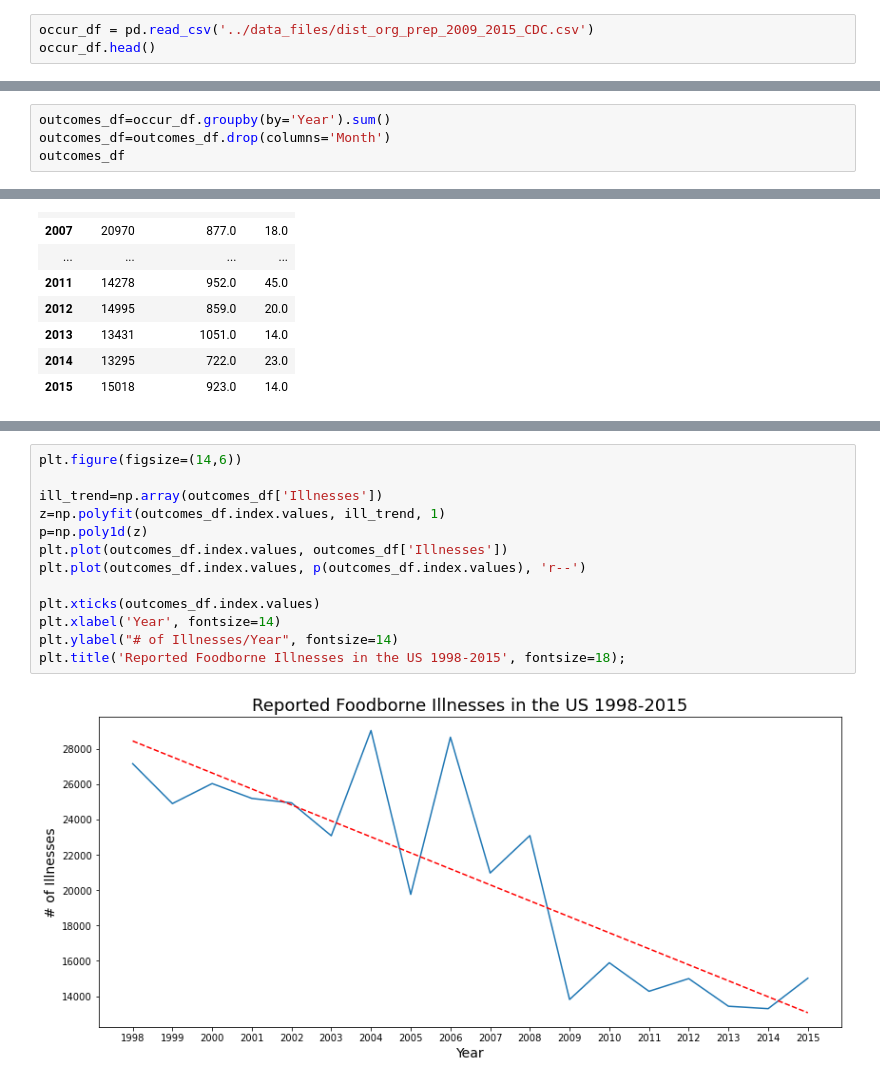
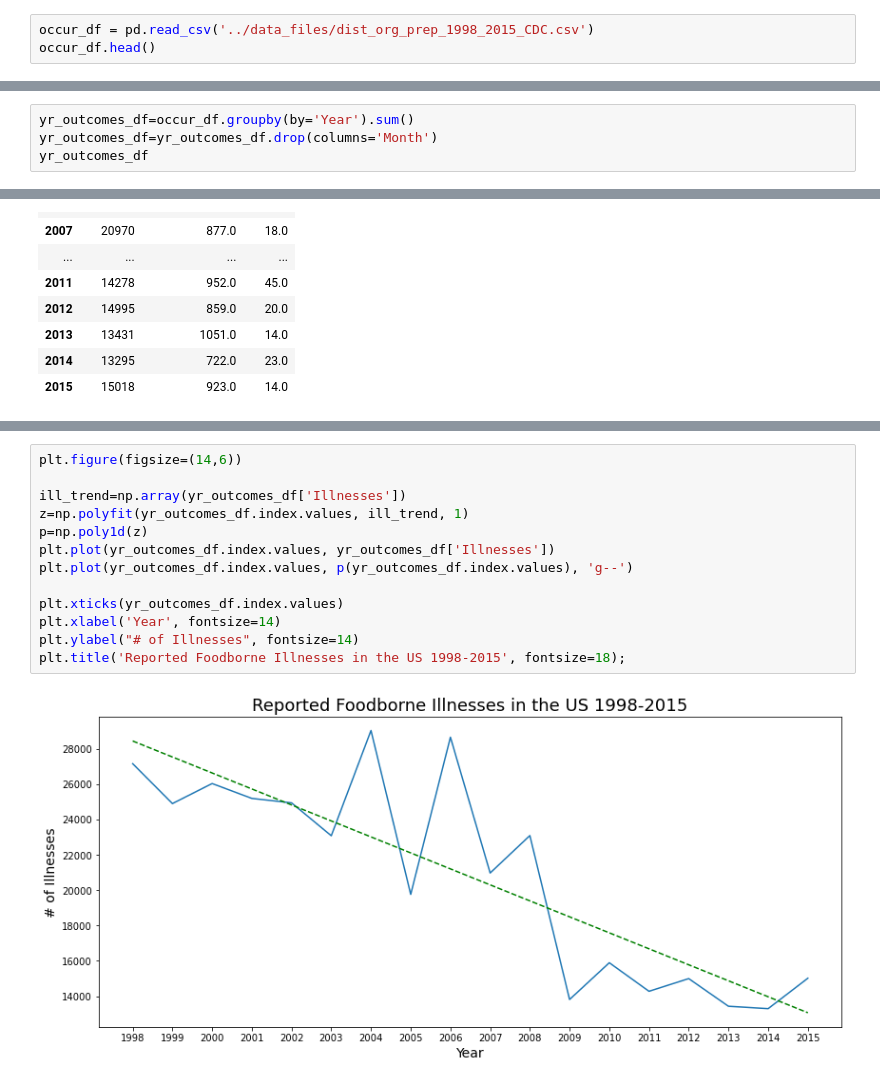
Before and after one commit to Aniastiti/Foodborne_Illness, a Jupyter notebook: notebooks/cdc_occurence_data.ipynb, the cells around one changed output, grey strips where cells are left out. Saved outputs shown, nothing was run; the diff lists cells and outputs as text.

```diff
--- a/notebooks/cdc_occurence_data.ipynb
+++ b/notebooks/cdc_occurence_data.ipynb
@@ -7,7 +9,7 @@ import matplotlib.pyplot as plt
 import seaborn as sns
 %matplotlib inline
 # %%
-occur_df = pd.read_csv('../data_files/dist_org_prep_2009_2015_CDC.csv')
+occur_df = pd.read_csv('../data_files/dist_org_prep_1998_2015_CDC.csv')
 occur_df.head()
 # %% [output]
 |  | Year | Month | State | Genus Species | Serotype or Genotype | Etiology Status | Location of Preparation | ... |
@@ -114,7 +138,7 @@ Name: Location of Preparation, Length: 222, dtype: int64
 # %%
-outcomes_df=occur_df.groupby(by='Year').sum()
-outcomes_df=outcomes_df.drop(columns='Month')
-outcomes_df
+yr_outcomes_df=occur_df.groupby(by='Year').sum()
+yr_outcomes_df=yr_outcomes_df.drop(columns='Month')
+yr_outcomes_df
 # %% [output]
 |  | Illnesses | Hospitalizations | Deaths |
 | Year |  |  |  |
@@ -150,15 +174,15 @@ outcomes_df.describe()
 # %%
 plt.figure(figsize=(14,6))
 
-ill_trend=np.array(outcomes_df['Illnesses'])
-z=np.polyfit(outcomes_df.index.values, ill_trend, 1)
+ill_trend=np.array(yr_outcomes_df['Illnesses'])
+z=np.polyfit(yr_outcomes_df.index.values, ill_trend, 1)
 p=np.poly1d(z)
-plt.plot(outcomes_df.index.values, outcomes_df['Illnesses'])
-plt.plot(outcomes_df.index.values, p(outcomes_df.index.values), 'r--')
+plt.plot(yr_outcomes_df.index.values, yr_outcomes_df['Illnesses'])
+plt.plot(yr_outcomes_df.index.values, p(yr_outcomes_df.index.values), 'g--')
 
-plt.xticks(outcomes_df.index.values)
+plt.xticks(yr_outcomes_df.index.values)
 plt.xlabel('Year', fontsize=14)
-plt.ylabel("# of Illnesses/Year", fontsize=14)
+plt.ylabel("# of Illnesses", fontsize=14)
 plt.title('Reported Foodborne Illnesses in the US 1998-2015', fontsize=18);
 # %% [output]
-[figure, old version]
+[figure, new version]
```
Also changed, not shown: parts of 22 cells of this notebook, 1 other file.
